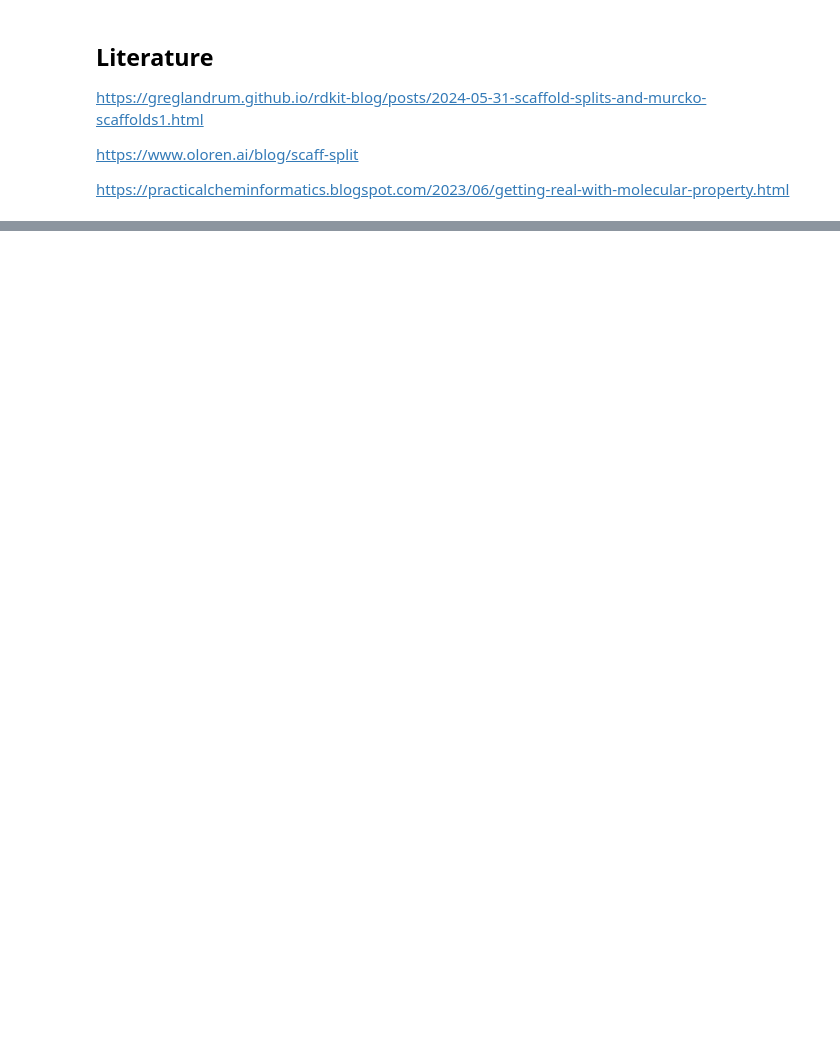
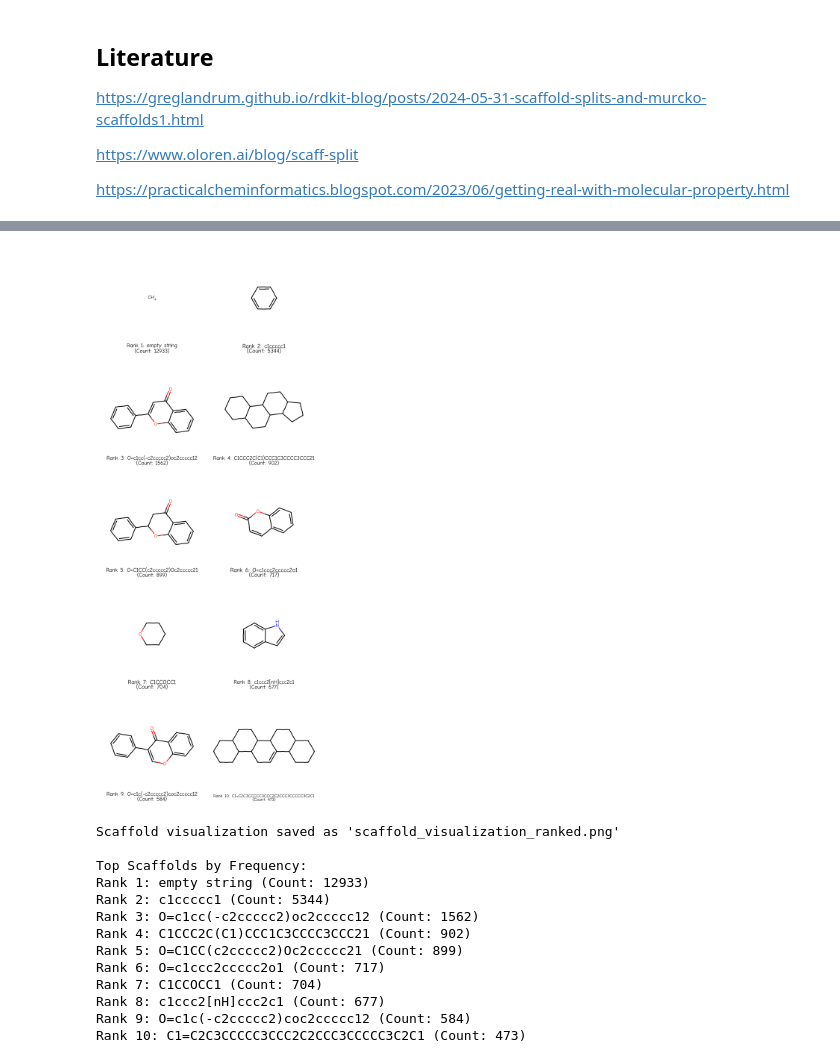
Before and after one commit to the-alchemists-formerly-5/scratch_repository, a Jupyter notebook: notebooks/Murcko_splitting_experiment.ipynb, the cells around one changed output, grey strips where cells are left out. Cells and saved outputs as stored; diff of their text form; code cells hidden in the pictures; blank space fills up the shorter version.

```diff
--- a/notebooks/Murcko_splitting_experiment.ipynb
+++ b/notebooks/Murcko_splitting_experiment.ipynb
@@ -99 +274,77 @@ print(f"Number of unique scaffolds: {unique_scaffolds}")
+# %%
+import pandas as pd
+from rdkit import Chem
+from rdkit.Chem import Draw
+from IPython.display import display, Image as IPythonImage
+from PIL import Image as PILImage
+import io
+from collections import Counter
+
+# Assuming df_sorted is your pandas DataFrame with 'smiles' and 'scaffold_smiles' columns
+
+# Count scaffold frequencies, including empty strings
+scaffold_counts = Counter(df_sorted['scaffold_smiles'].fillna(''))
+
+# Sort scaffolds by frequency
+sorted_scaffolds = sorted(scaffold_counts.items(), key=lambda x: x[1], reverse=True)
+
+# Convert top scaffold SMILES to RDKit molecules
+num_to_visualize = min(10, len(sorted_scaffolds))
+valid_scaffs = []
+legends = []
+
+for rank, (smi, count) in enumerate(sorted_scaffolds[:num_to_visualize], 1):
+    if smi == '':
+        valid_scaffs.append(Chem.MolFromSmiles('C'))  # Placeholder molecule for empty string
+        legends.append(f"Rank {rank}: empty string\n(Count: {count})")
+    else:
+        mol = Chem.MolFromSmiles(smi)
+        if mol is not None:
+            valid_scaffs.append(mol)
+            legends.append(f"Rank {rank}: {smi}\n(Count: {count})")
+
+# Create grid image
+img = Draw.MolsToGridImage(
+    valid_scaffs,
+    molsPerRow=2,  # Reduced to 2 per row to accommodate longer legends
+    subImgSize=(300, 300),  # Increased size
+    legends=legends,
+    returnPNG=False  # This returns a PIL Image object
+)
+
+# Convert PIL Image to bytes
+img_byte_arr = io.BytesIO()
+img.save(img_byte_arr, format='PNG')
+img_byte_arr = img_byte_arr.getvalue()
+
+# Display the image directly in the notebook
+display(IPythonImage(data=img_byte_arr))
+
+# If you want to save the image to a file:
+with open("scaffold_visualization_ranked.png", "wb") as f:
+    f.write(img_byte_arr)
+print(f"Scaffold visualization saved as 'scaffold_visualization_ranked.png'")
+
+# Print SMILES for displayed scaffolds
+print("\nTop Scaffolds by Frequency:")
+for rank, (smi, count) in enumerate(sorted_scaffolds[:num_to_visualize], 1):
+    if smi == '':
+        print(f"Rank {rank}: empty string (Count: {count})")
+    else:
+        print(f"Rank {rank}: {smi} (Count: {count})")
+# %% [output]
+[figure, added]
+Scaffold visualization saved as 'scaffold_visualization_ranked.png'
+
+Top Scaffolds by Frequency:
+Rank 1: empty string (Count: 12933)
+Rank 2: c1ccccc1 (Count: 5344)
+Rank 3: O=c1cc(-c2ccccc2)oc2ccccc12 (Count: 1562)
+Rank 4: C1CCC2C(C1)CCC1C3CCCC3CCC21 (Count: 902)
+Rank 5: O=C1CC(c2ccccc2)Oc2ccccc21 (Count: 899)
+Rank 6: O=c1ccc2ccccc2o1 (Count: 717)
+Rank 7: C1CCOCC1 (Count: 704)
+Rank 8: c1ccc2[nH]ccc2c1 (Count: 677)
+Rank 9: O=c1c(-c2ccccc2)coc2ccccc12 (Count: 584)
+Rank 10: C1=C2C3CCCCC3CCC2C2CCC3CCCCC3C2C1 (Count: 473)
 # %%
```
Also changed, not shown: parts of 17 cells of this notebook, 1 other file.
